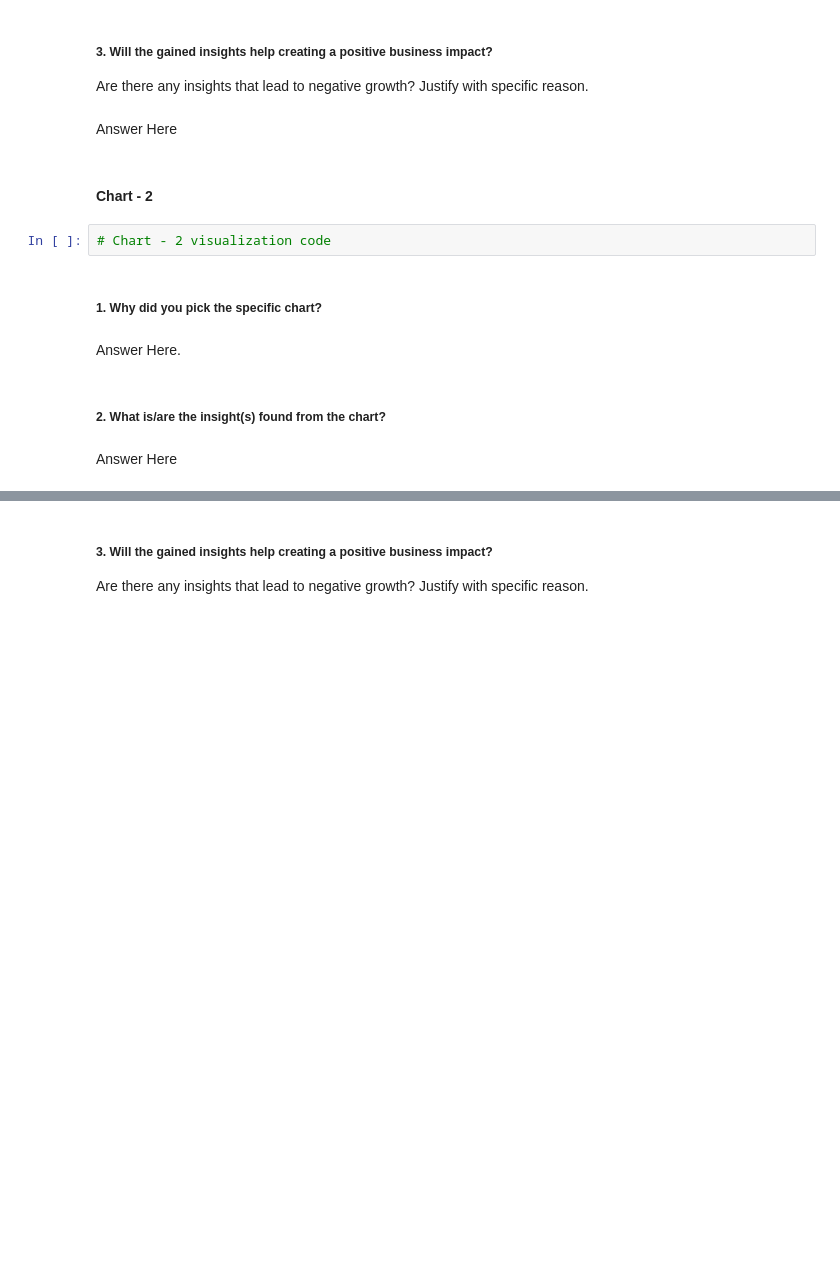
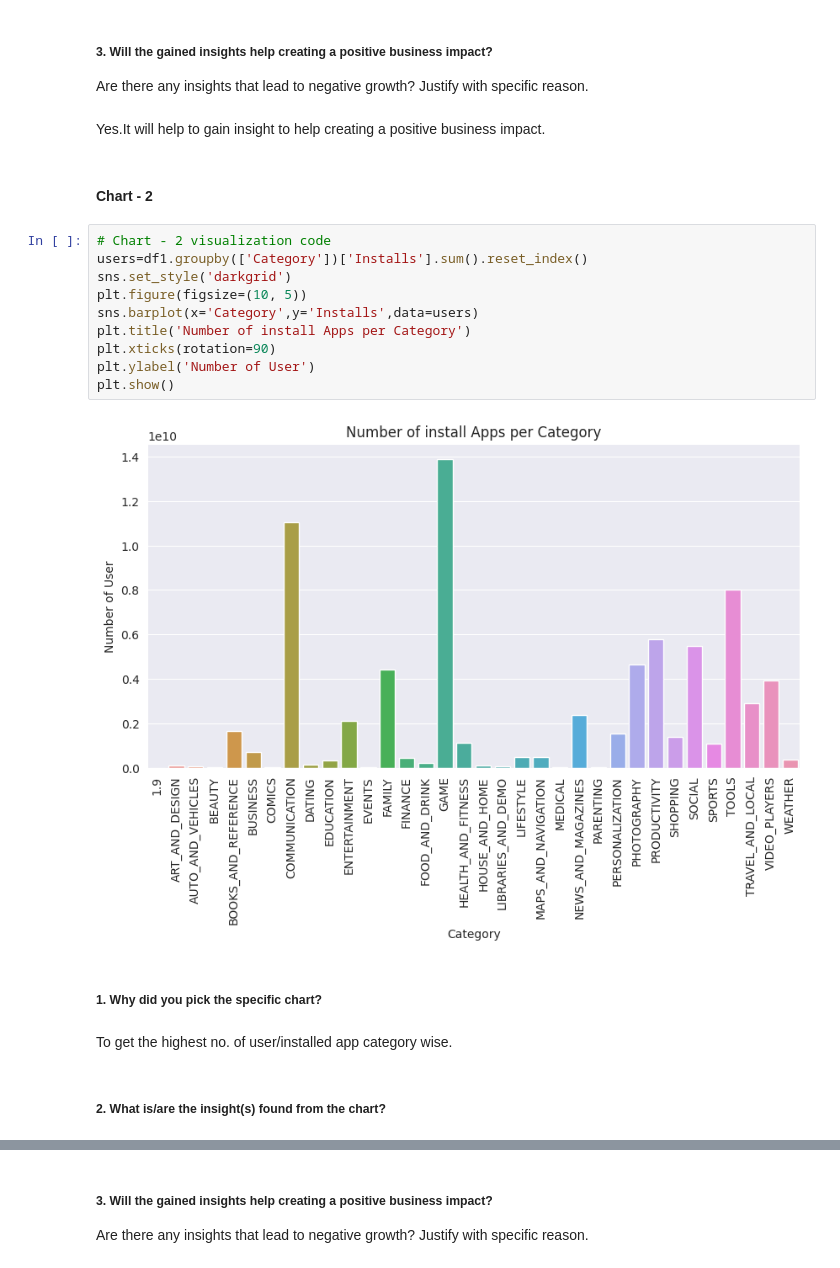
Before and after one commit to sharath199324/almabetter_projects, a Jupyter notebook: Alamabetter_Play_Store_App_Review_Analysis.ipynb, the cells around one changed output, grey strips where cells are left out. Cells and saved outputs as stored; diff of their text form; blank space fills up the shorter version.

```diff
--- a/Alamabetter_Play_Store_App_Review_Analysis.ipynb
+++ b/Alamabetter_Play_Store_App_Review_Analysis.ipynb
@@ -148,17 +442,25 @@ Answer Here
 # %% [markdown]
 ##### 3. Will the gained insights help creating a positive business impact?
 Are there any insights that lead to negative growth? Justify with specific reason.
-# %% [markdown]
-Answer Here
+# %% [markdown]
+Yes.It will help to gain insight to help creating a positive business impact.
 # %% [markdown]
 #### Chart - 2
-# %%
-# Chart - 2 visualization code
+# %%
+# Chart - 2 visualization code
+users=df1.groupby(['Category'])['Installs'].sum().reset_index()
+sns.set_style('darkgrid')
+plt.figure(figsize=(10, 5))
+sns.barplot(x='Category',y='Installs',data=users)
+plt.title('Number of install Apps per Category')
+plt.xticks(rotation=90)
+plt.ylabel('Number of User')
+plt.show()
+# %% [output]
+[figure, added]
 # %% [markdown]
 ##### 1. Why did you pick the specific chart?
-# %% [markdown]
-Answer Here.
+# %% [markdown]
+To get the highest no. of user/installed app category wise.
 # %% [markdown]
 ##### 2. What is/are the insight(s) found from the chart?
-# %% [markdown]
-Answer Here
```
Also changed, not shown: parts of 162 cells of this notebook.
